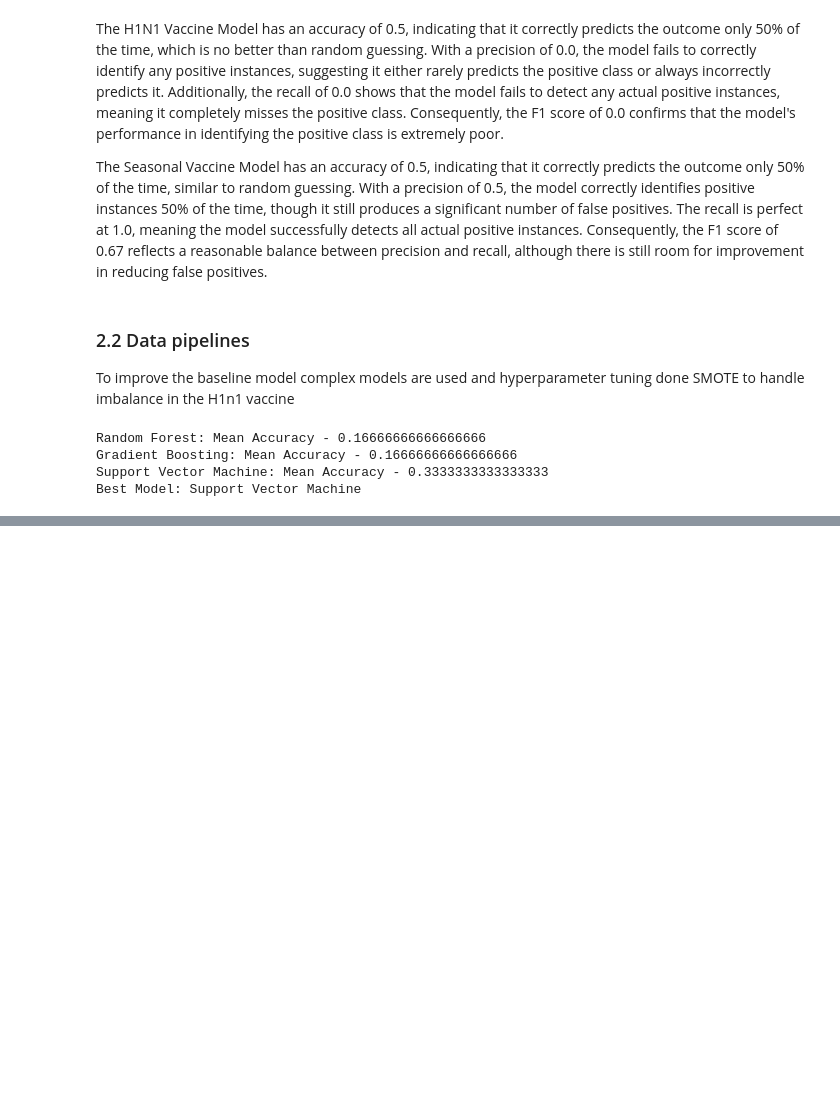
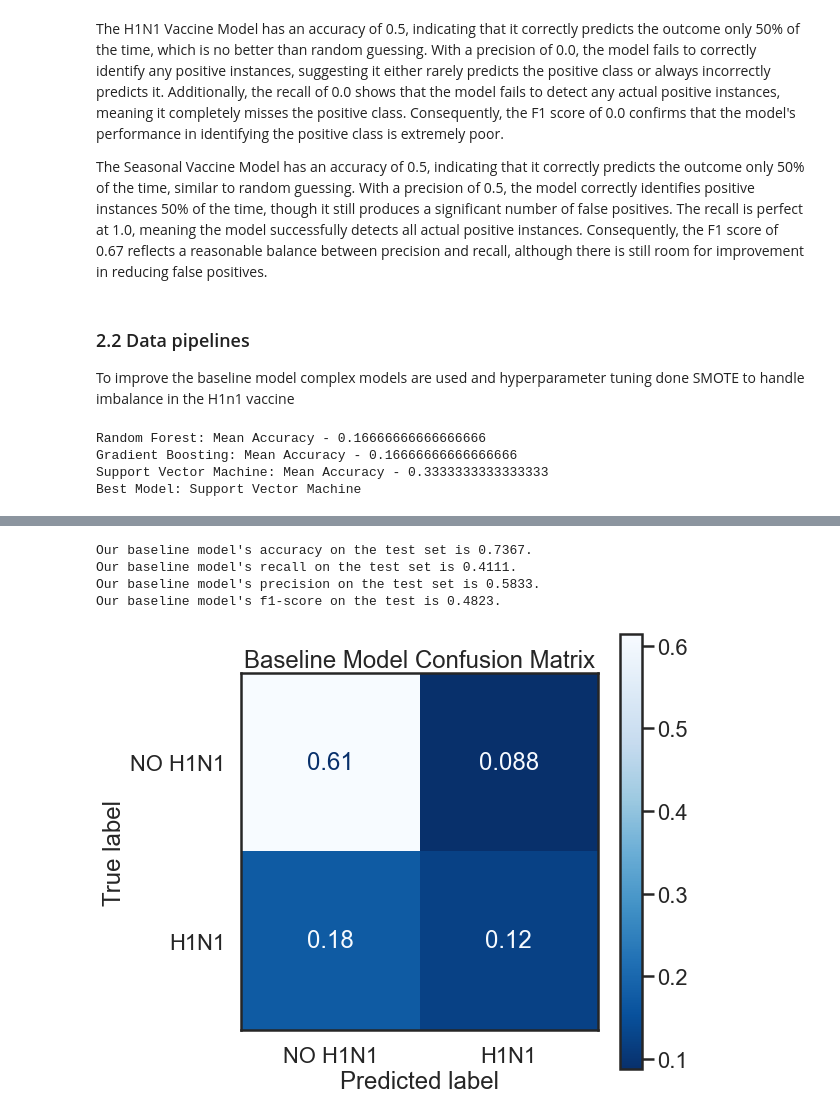
Before and after one commit to sophline/Vaccination_prediction, a Jupyter notebook: prediction.ipynb, the cells around one changed output, grey strips where cells are left out. Cells and saved outputs as stored; diff of their text form; code cells hidden in the pictures; blank space fills up the shorter version.

```diff
--- a/prediction.ipynb
+++ b/prediction.ipynb
@@ -867,0 +1012,51 @@ Best Model: Support Vector Machine
+# %%
+
+# Create function to grab only numerical features
+def grab_numeric(df):
+    return df.select_dtypes(['float64', 'int64'])
+# %%
+# Create function to split the data into train and test sets, without other target variable
+def data_split(df=EDA_data, target=target_variable):
+    X = df.drop(columns=[target, other_target])
+    y = df[target]
+    X_train, X_test, y_train, y_test = train_test_split(X, y, test_size=0.3, random_state=20211122, stratify=y)
+    return X_train, X_test, y_train, y_test
+# %%
+# Create dataframe for baseline model, with only numeric features, and drop missing values
+baseline_data = grab_numeric(EDA_data).dropna()
+
+# Use the function to split data of baseline dataframe
+X_train, X_test, y_train, y_test = data_split(baseline_data)
+# %%
+# Instantiate the baseline classifier and fit to train test
+baseline = LogisticRegression(random_state=20211122)
+
+baseline.fit(X_train, y_train)
+
+# Predict on the test set
+baseline_pred = baseline.predict(X_test)
+# %%
+# Print the metrics of final model results
+print(f"""
+Our baseline model's accuracy on the test set is {round(accuracy_score(y_test, baseline_pred), 4)}.
+Our baseline model's recall on the test set is {round(recall_score(y_test, baseline_pred), 4)}.
+Our baseline model's precision on the test set is {round(precision_score(y_test, baseline_pred), 4)}.
+Our baseline model's f1-score on the test is {round(f1_score(y_test, baseline_pred), 4)}.
+""")
+# %% [output]
+Our baseline model's accuracy on the test set is 0.7367.
+Our baseline model's recall on the test set is 0.4111.
+Our baseline model's precision on the test set is 0.5833.
+Our baseline model's f1-score on the test is 0.4823.
+# %%
+# Plot the confusion matrix of baseline model results
+sns.set_theme(style="white", context="poster")
+
+fig, ax = plt.subplots(figsize=(8, 8))
+plot_confusion_matrix(baseline, X_test, y_test, cmap='Blues_r',
+                      display_labels=['NO H1N1', 'H1N1'], ax=ax, normalize='all')
+plt.title('Baseline Model Confusion Matrix')
+plt.grid(False)
+plt.show()
+# %% [output]
+[figure, added]
```
Also changed, not shown: parts of 24 cells of this notebook.
